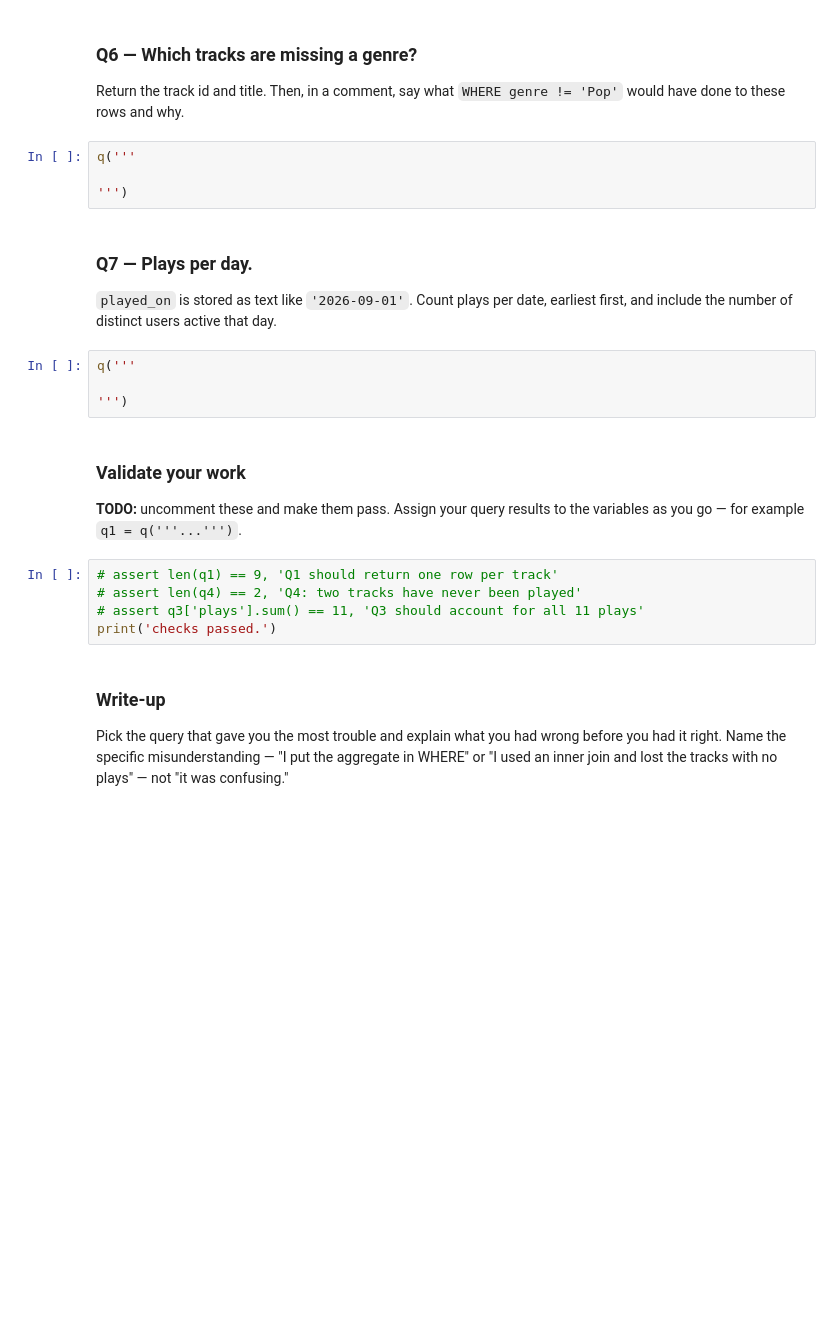
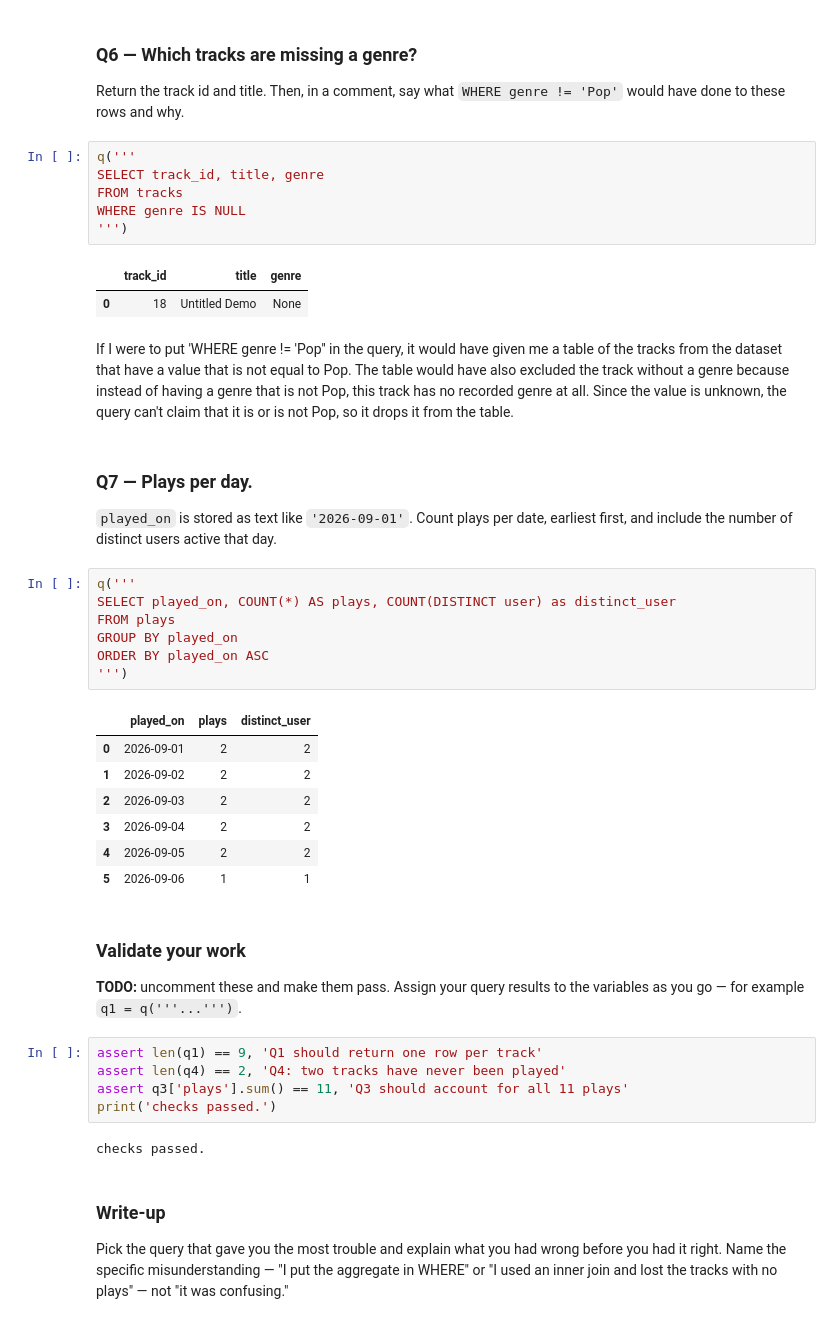
Before and after one commit to ahhill27/ds2002-fa26, a Jupyter notebook: notebooks/02-sql-databases/2026-09-11 — SQL Challenge Set — Lab.ipynb, the cells around one changed output. Cells and saved outputs as stored; diff of their text form; blank space fills up the shorter version.

```diff
--- a/notebooks/02-sql-databases/2026-09-11 — SQL Challenge Set — Lab.ipynb
+++ b/notebooks/02-sql-databases/2026-09-11 — SQL Challenge Set — Lab.ipynb
@@ -122,25 +139,45 @@ q('''
 Return the track id and title. Then, in a comment, say what `WHERE genre != 'Pop'` would have done to these rows and why.
 # %%
 q('''
-
+SELECT track_id, title, genre
+FROM tracks
+WHERE genre IS NULL
 ''')
+# %% [output]
+|  | track_id | title | genre |
+| 0 | 18 | Untitled Demo | None |
+# %% [markdown]
+If I were to put 'WHERE genre != 'Pop'' in the query, it would have given me a table of the tracks from the dataset that have a value that is not equal to Pop. The table would have also excluded the track without a genre because instead of having a genre that is not Pop, this track has no recorded genre at all. Since the value is unknown, the query can't claim that it is or is not Pop, so it drops it from the table.
 # %% [markdown]
 ### Q7 — Plays per day.
 
 `played_on` is stored as text like `'2026-09-01'`. Count plays per date, earliest first, and include the number of distinct users active that day.
 # %%
 q('''
-
+SELECT played_on, COUNT(*) AS plays, COUNT(DISTINCT user) as distinct_user
+FROM plays
+GROUP BY played_on
+ORDER BY played_on ASC
 ''')
+# %% [output]
+|  | played_on | plays | distinct_user |
+| 0 | 2026-09-01 | 2 | 2 |
+| 1 | 2026-09-02 | 2 | 2 |
+| 2 | 2026-09-03 | 2 | 2 |
+| 3 | 2026-09-04 | 2 | 2 |
+| 4 | 2026-09-05 | 2 | 2 |
+| 5 | 2026-09-06 | 1 | 1 |
 # %% [markdown]
 ### Validate your work
 
 **TODO:** uncomment these and make them pass. Assign your query results to the variables as you go — for example `q1 = q('''...''')`.
 # %%
-# assert len(q1) == 9, 'Q1 should return one row per track'
-# assert len(q4) == 2, 'Q4: two tracks have never been played'
-# assert q3['plays'].sum() == 11, 'Q3 should account for all 11 plays'
+assert len(q1) == 9, 'Q1 should return one row per track'
+assert len(q4) == 2, 'Q4: two tracks have never been played'
+assert q3['plays'].sum() == 11, 'Q3 should account for all 11 plays'
 print('checks passed.')
+# %% [output]
+checks passed.
 # %% [markdown]
 ### Write-up
 
```
Also changed, not shown: parts of 6 cells of this notebook.
